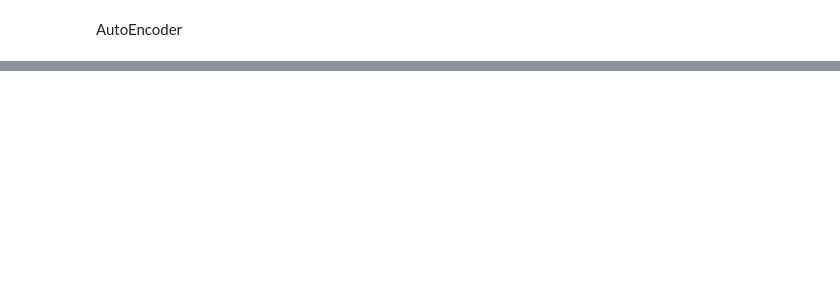
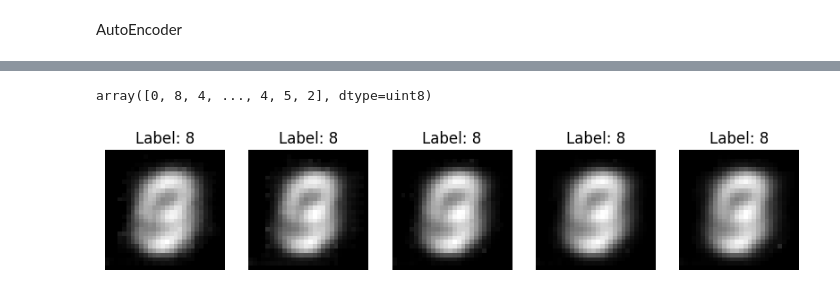
Before and after one commit to Oumar-DIONE/AutoEncoder, a Jupyter notebook: Codes/AE_model1.ipynb, the cells around one changed output, grey strips where cells are left out. Cells and saved outputs as stored; diff of their text form; code cells hidden in the pictures; blank space fills up the shorter version.

```diff
--- a/Codes/AE_model1.ipynb
+++ b/Codes/AE_model1.ipynb
@@ -254,0 +375,47 @@ Model: "AutoEncoder"
+# %%
+def get_real_image(image_data):
+    images_real = []
+    for img_matrix in image_data:
+        img_matrix = img_matrix.astype(np.uint8)
+        img = Image.fromarray(img_matrix)
+        images_real.append(np.array(img))
+
+    return images_real
+# %%
+def history_predition(predictions_history,j): # i est la position de l'image dans le dataset des imgages dont je sui l'évolution
+    image_progres=predictions_history[:][j]
+    n=len(predictions_history)
+    images=[]
+    for i in range(n):
+        array_image=predictions_history[i][j]
+        array_image=np.array(255*array_image.reshape(1,28,28),dtype='int')
+        #liste_images=[array_image[i] for i in range(n)]
+        images.append(get_real_image(array_image)[0])
+
+
+    return images
+# %%
+images=history_predition(predictions_history,0)
+# %%
+image_labesl=[y_test_classes[1] for i in range(5)]
+index_images=range(5)
+images=images
+def show_image(index_images=index_images,images=images,figsize=(10,5),image_labesl=image_labesl):
+    n=len(index_images) # n=num_images_to_show
+    plt.figure(figsize=figsize)
+    for i in range(n):
+         plt.subplot(1, n, i + 1)
+         plt.imshow(images[index_images[i]].squeeze(), cmap='gray')
+
+         #plt.imshow(images[index_images[i]], cmap='gray')
+         plt.title(f"Label: {image_labesl[index_images[i]]}")
+         plt.axis('off')
+    plt.show()
+# %%
+y_test_classes
+# %% [output]
+array([0, 8, 4, ..., 4, 5, 2], dtype=uint8)
+# %%
+show_image()
+# %% [output]
+[figure, added]
```
Also changed, not shown: parts of 31 cells of this notebook, 1 other file.
